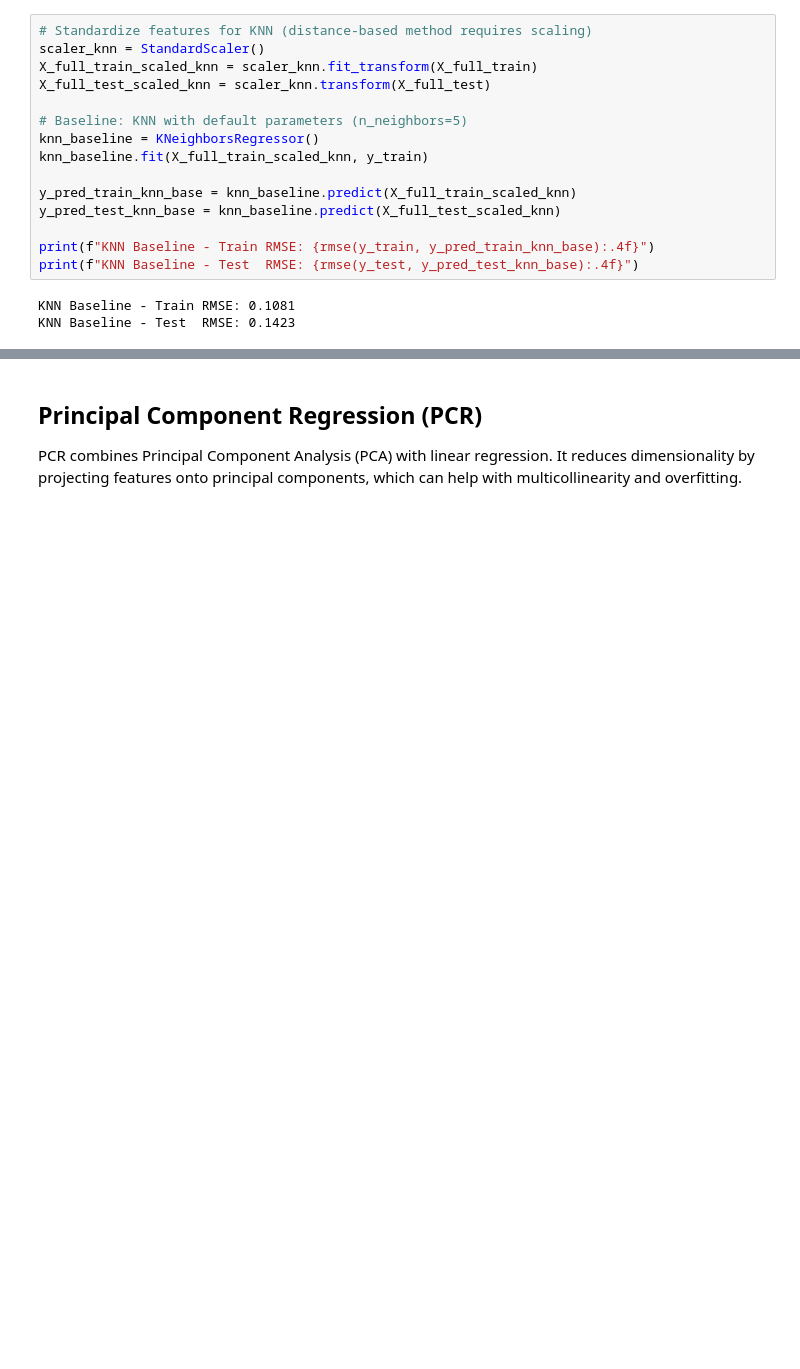
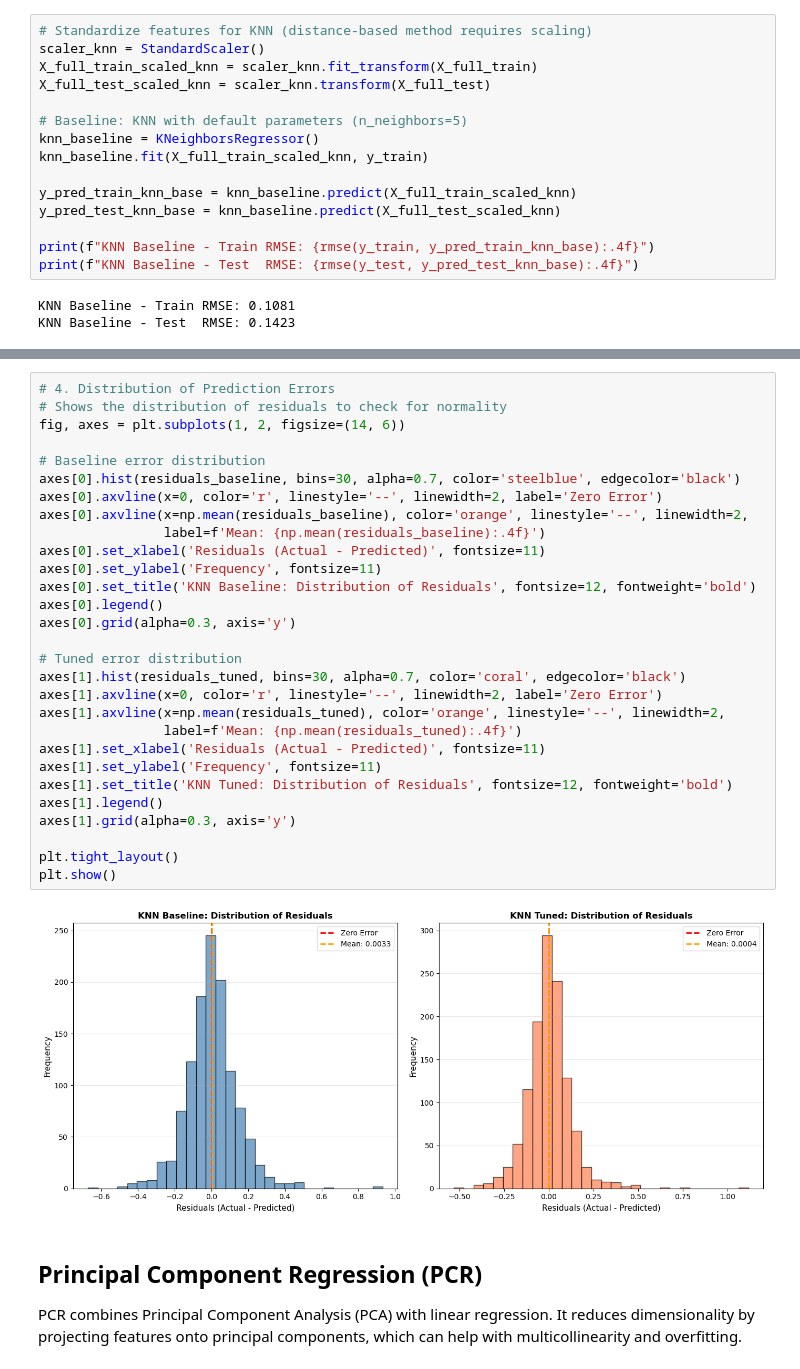
Before and after one commit to loowenwen/ec4305-project, a Jupyter notebook: src/knn_pcr_nn.ipynb, the cells around one changed output, grey strips where cells are left out. Drawn from its saved outputs; the diff is of its cells as text; blank space fills up the shorter version.

```diff
--- a/src/knn_pcr_nn.ipynb
+++ b/src/knn_pcr_nn.ipynb
@@ -138,3 +250,34 @@ KNN Tuned - Train RMSE: 0.0041
+# %%
+# 4. Distribution of Prediction Errors
+# Shows the distribution of residuals to check for normality
+fig, axes = plt.subplots(1, 2, figsize=(14, 6))
+
+# Baseline error distribution
+axes[0].hist(residuals_baseline, bins=30, alpha=0.7, color='steelblue', edgecolor='black')
+axes[0].axvline(x=0, color='r', linestyle='--', linewidth=2, label='Zero Error')
+axes[0].axvline(x=np.mean(residuals_baseline), color='orange', linestyle='--', linewidth=2,
+                label=f'Mean: {np.mean(residuals_baseline):.4f}')
+axes[0].set_xlabel('Residuals (Actual - Predicted)', fontsize=11)
+axes[0].set_ylabel('Frequency', fontsize=11)
+axes[0].set_title('KNN Baseline: Distribution of Residuals', fontsize=12, fontweight='bold')
+axes[0].legend()
+axes[0].grid(alpha=0.3, axis='y')
+
+# Tuned error distribution
+axes[1].hist(residuals_tuned, bins=30, alpha=0.7, color='coral', edgecolor='black')
+axes[1].axvline(x=0, color='r', linestyle='--', linewidth=2, label='Zero Error')
+axes[1].axvline(x=np.mean(residuals_tuned), color='orange', linestyle='--', linewidth=2,
+                label=f'Mean: {np.mean(residuals_tuned):.4f}')
+axes[1].set_xlabel('Residuals (Actual - Predicted)', fontsize=11)
+axes[1].set_ylabel('Frequency', fontsize=11)
+axes[1].set_title('KNN Tuned: Distribution of Residuals', fontsize=12, fontweight='bold')
+axes[1].legend()
+axes[1].grid(alpha=0.3, axis='y')
+
+plt.tight_layout()
+plt.show()
+# %% [output]
+[figure, added]
 # %% [markdown]
 ## Principal Component Regression (PCR)
 
```
Also changed, not shown: parts of 9 cells of this notebook, 1 other file.
